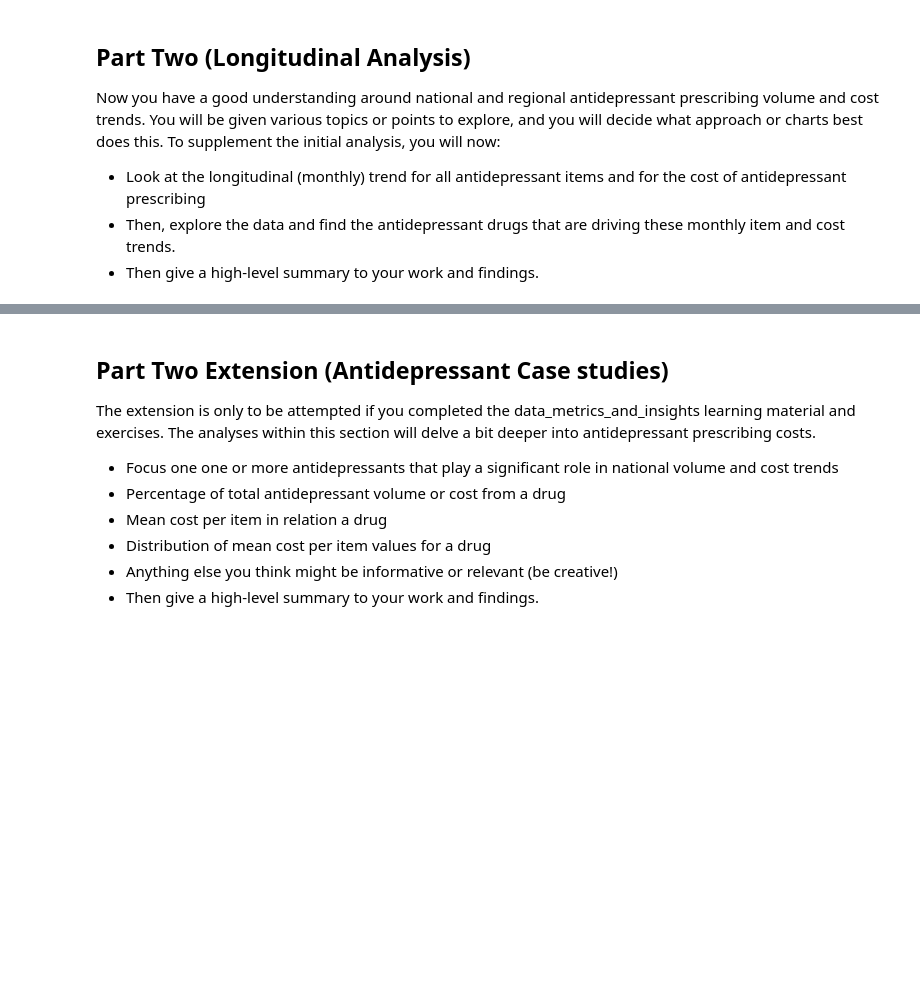
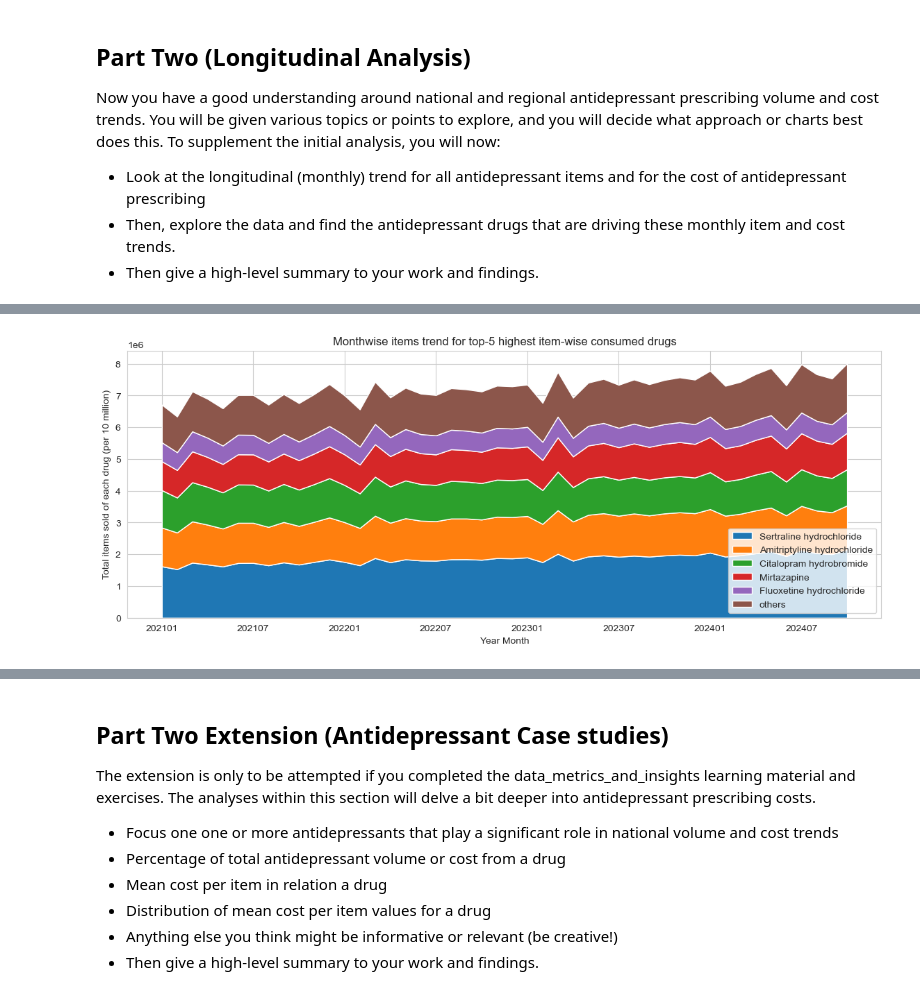
Before and after one commit to anshuman1823/nfs_online_challenge, a Jupyter notebook: Digdata_NHS_python_path.ipynb, the cells around one changed output, grey strips where cells are left out. Saved outputs shown, nothing was run; the diff lists cells and outputs as text; code cells hidden in the pictures; blank space fills up the shorter version.

```diff
--- a/Digdata_NHS_python_path.ipynb
+++ b/Digdata_NHS_python_path.ipynb
@@ -887,0 +994,46 @@ To supplement the initial analysis, you will now:
+# %%
+topx = 5  # variable to take top x items as leading (can take value from 1 to 32)
+
+topx_cost = df_cost.iloc[:topx, 0].values
+topx_items = df_items.iloc[:topx, 0].values
+
+df_topx_cost = {}
+df_topx_items = {}
+
+df_topx_cost["others"] = np.zeros(len(year_month))
+df_topx_items["others"] = np.zeros(len(year_month))
+
+for drug in df_cost_monthwise.columns.values:
+    if drug in topx_cost:
+        df_topx_cost[drug] = df_cost_monthwise[drug]
+    else:
+        df_topx_cost["others"] += df_cost_monthwise[drug]
+
+
+for drug in df_items_monthwise.columns.values:
+    if drug in topx_items:
+        df_topx_items[drug] = df_items_monthwise[drug]
+    else:
+        df_topx_items["others"] += df_items_monthwise[drug]
+
+
+df_topx_items = pd.DataFrame(df_topx_items)
+df_topx_cost = pd.DataFrame(df_topx_cost)
+# %%
+topx_cost_others = list(topx_cost.copy())
+topx_cost_others.append("others")
+
+topx_items_others = list(topx_items.copy())
+topx_items_others.append("others")
+
+# stackplot for top5_items drugs
+plt.figure(figsize = (14,5))
+plt.stackplot(np.arange(len(year_month)), [df_topx_items.loc[:, c].values for c in topx_items_others], labels=topx_items_others)
+plt.legend()
+plt.xticks(np.arange(len(year_month))[::6], year_month[::6])
+plt.xlabel("Year Month")
+plt.ylabel("Total items sold of each drug (per 10 million)")
+plt.title("Monthwise items trend for top-5 highest item-wise consumed drugs")
+plt.show()
+# %% [output]
+[figure, added]
```
Also changed, not shown: parts of 35 cells of this notebook.
